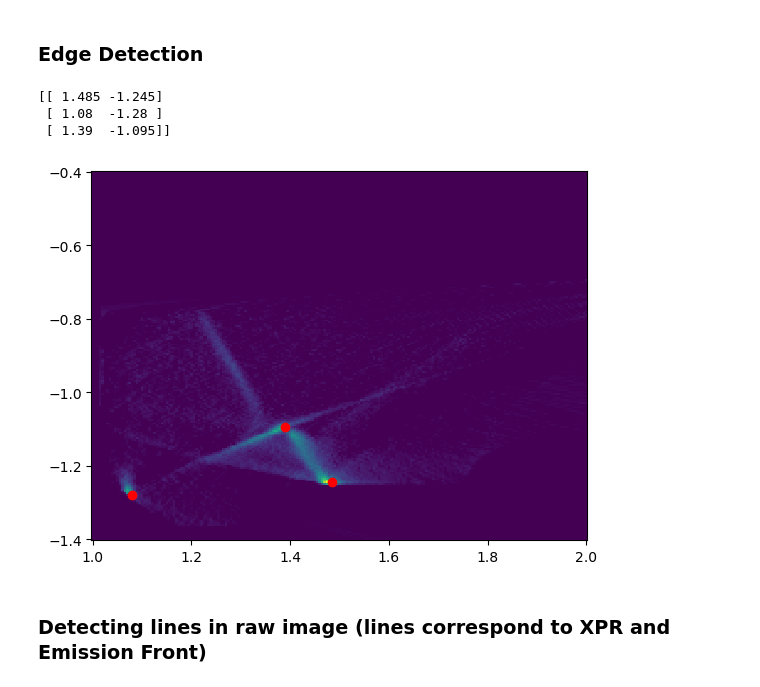
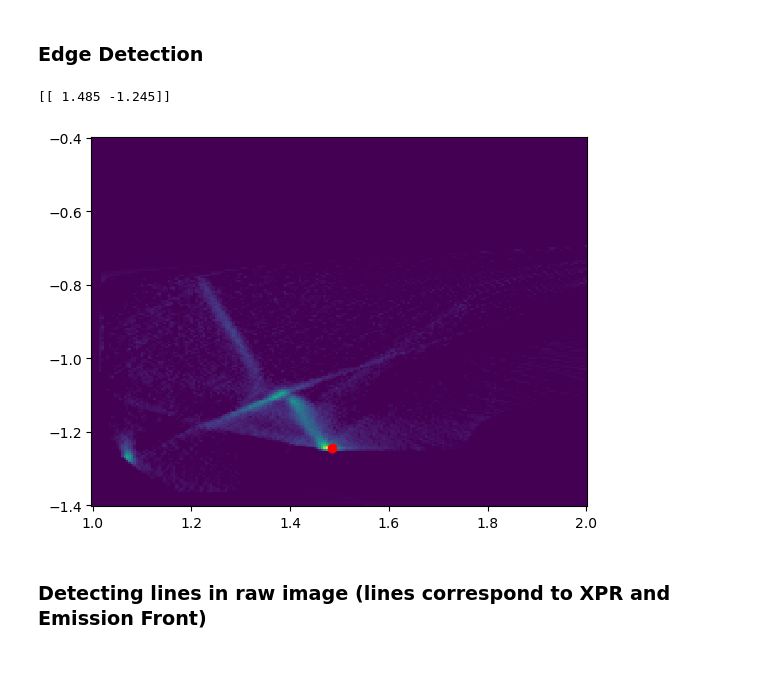
Before and after one commit to PlasmaControl/plasma-tv, a Jupyter notebook: plasma-tv-base-code.ipynb, the cells around one changed output. Saved outputs shown, nothing was run; the diff lists cells and outputs as text; code cells hidden in the pictures.

```diff
--- a/plasma-tv-base-code.ipynb
+++ b/plasma-tv-base-code.ipynb
@@ -95,20 +101,18 @@ plt.plot()
 # %%
 img = inverted[fid].copy()
 gray=(255-255*(img-np.min(img))/(np.max(img)-np.min(img))).astype('uint8')
 useHarrisDetector = False # False uses Shi-Tomasi Corner Detector
-corners = cv2.goodFeaturesToTrack(gray,3,0.01,10, useHarrisDetector=useHarrisDetector)
+corners = cv2.goodFeaturesToTrack(gray,1,0.01,10, useHarrisDetector=useHarrisDetector)
 corners = np.intp(corners)
 x = radii[fid][corners[:,0,0]]
 y = elevation[fid][corners[:,0,1]]
 print(np.column_stack((x,y)))
 plt.pcolormesh(radii[fid],elevation[fid],img,shading='auto')
 plt.scatter(x,y,color='red')
 plt.show()
 # %% [output]
-[[ 1.485 -1.245]
- [ 1.08  -1.28 ]
- [ 1.39  -1.095]]
+[[ 1.485 -1.245]]
-[figure, old version]
+[figure, new version]
 # %% [markdown]
 ### Detecting lines in raw image (lines correspond to XPR and Emission Front)
 # %%
```
Also changed, not shown: parts of 26 cells of this notebook, 3 other files.
